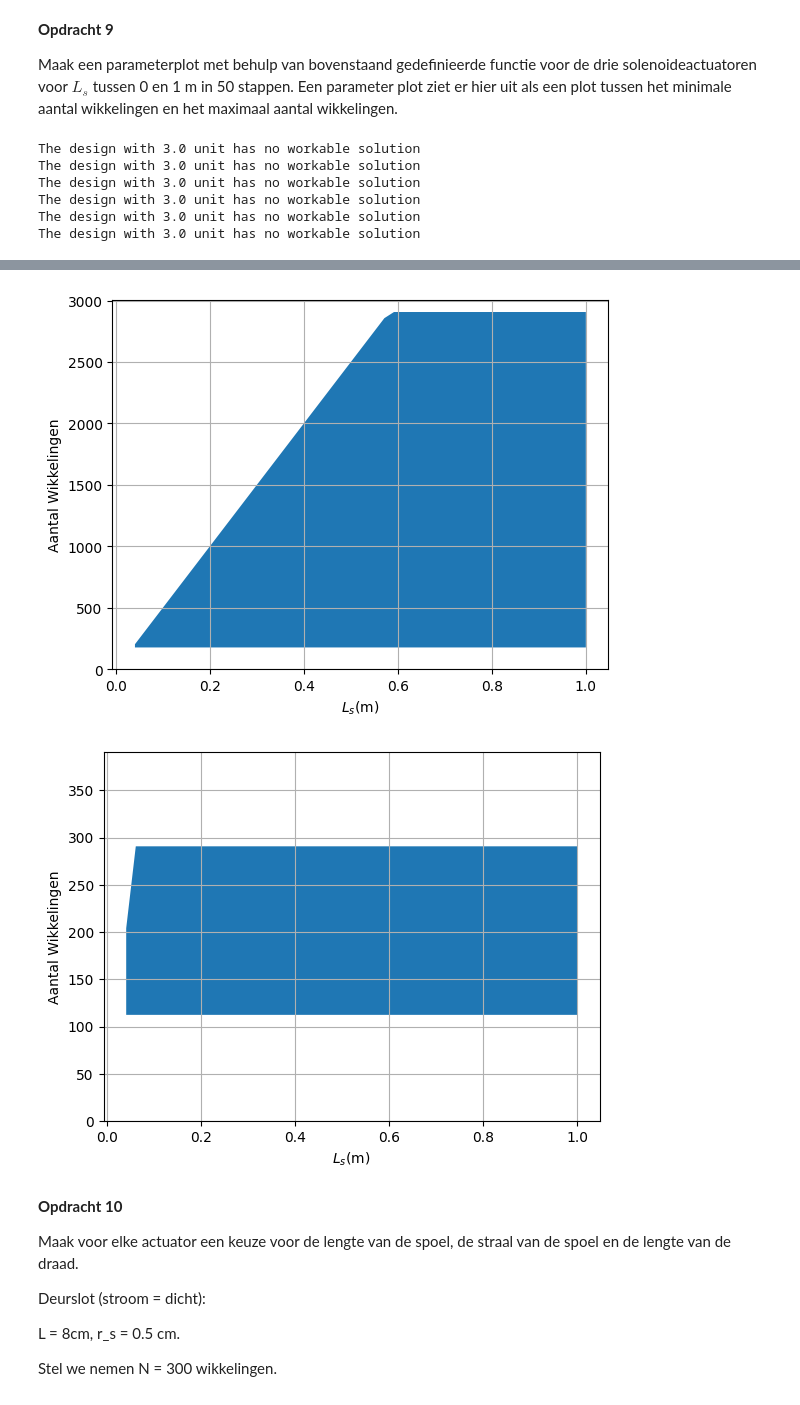
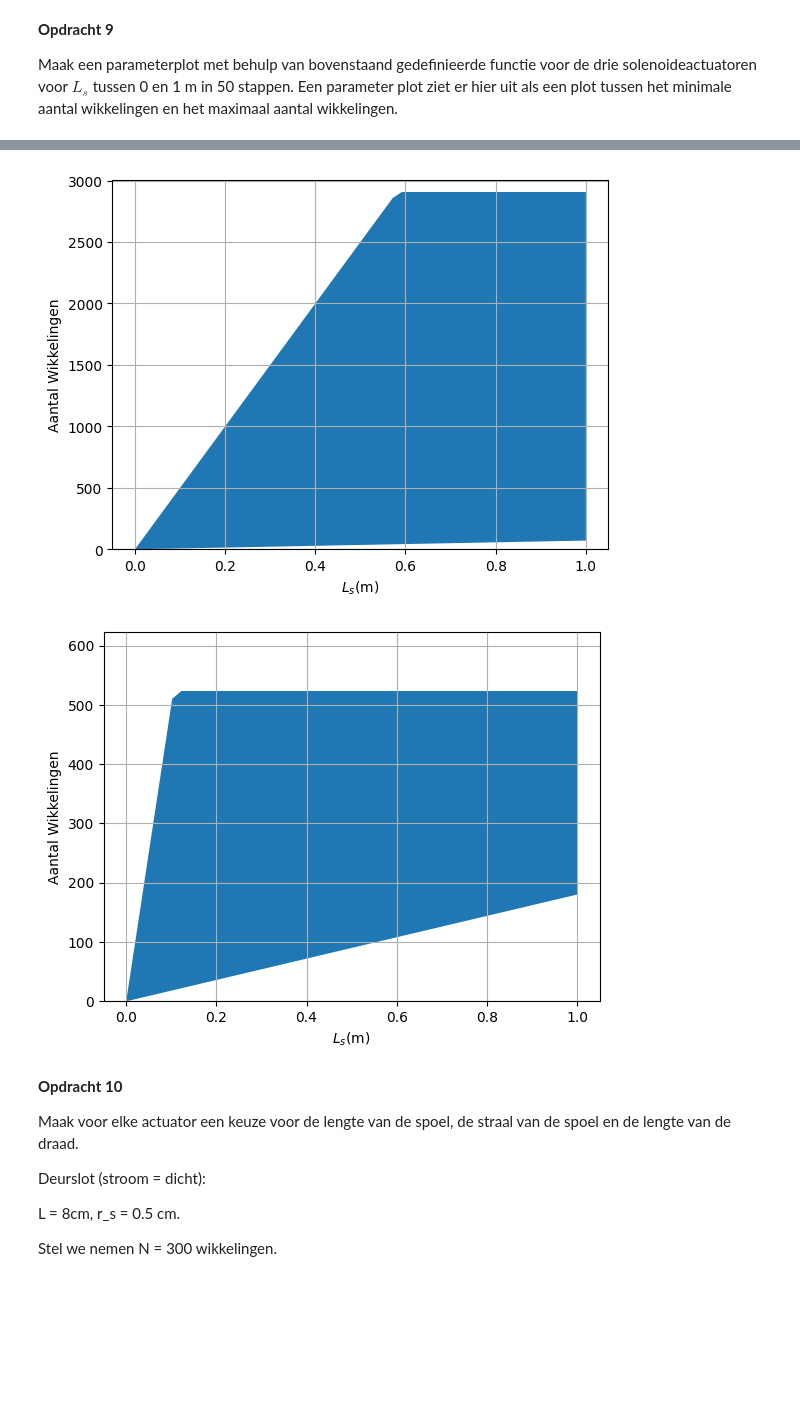
Before and after one commit to Timomloo/opdrachten-DEF-D, a Jupyter notebook: DigitaleOntwerpopdrachten/2KrachtactuatorOpdracht/KrachtactuatorOpdrachtd.ipynb, the cells around one changed output, grey strips where cells are left out. Drawn from its saved outputs; the diff is of its cells as text; code cells hidden in the pictures; blank space fills up the shorter version.

```diff
--- a/DigitaleOntwerpopdrachten/2KrachtactuatorOpdracht/KrachtactuatorOpdrachtd.ipynb
+++ b/DigitaleOntwerpopdrachten/2KrachtactuatorOpdracht/KrachtactuatorOpdrachtd.ipynb
@@ -220,20 +220,19 @@ r_d = 0.2e-3 * 0.5 #diameter / 2 (in m)
 rho_koper = 1.72e-8 #Ohm
 r_s = 0.005 #(m)
 F_benodigd = 25 #N (deurslot)
-g = 0.005 #luchtspleet in de spoel #m
 mu_0 = 4*np.pi * 1e-7 #H/m
-mu_ijzer = 100 # er zit ijzer tussen, die versterkt de kracht. Het is dus een linear medium met een effectieve permeabiliteit. De waarde is normaal 1000 of meer, maar voor een realistisch beeld nemen we 100
+mu_ijzer = 5000 # er zit ijzer tussen
 mu_eff = mu_0 * mu_ijzer #effectieve permeabiliteit
 
 def aantal_wikkelingen(L_s):
     # Voeg hieronder de formules voor het maximum en minimum aantal wikkelingen.
     opp_spoel = np.pi * (r_s)**2 #opp van de spoel door de straal
-    N_min = np.sqrt((2 * F_benodigd * g**2) / (mu_eff * opp_spoel)) / I #uit de formule die we net hebben afgeleid
+    N_min = L_s / (mu_ijzer * I) * np.sqrt((2 * F_benodigd / (mu_0 * opp_spoel)))
     N_max_1 = L_s / (r_d * 2) #de door de draaddikte maximaal aantal windingen.
     N_max_2 = bepalingL_max(V,I,r_d) / (2*np.pi*r_s) #maximum door maximale draadlengte
 
     N_max = min(N_max_1,N_max_2)
-    a = 3 #anders werkt de functie niet
+    a = L_s #anders werkt de functie niet
     if N_min > N_max: ## Als het ontwerp niet mogelijk is.
         print('The design with %.1f unit has no workable solution'%a)
         N_min = np.nan
@@ -241,7 +240,7 @@ def aantal_wikkelingen(L_s):
     return N_min, N_max
 
 opp_spoel = np.pi * (r_s)**2
-N_min = np.sqrt((2 * F_benodigd * g**2) / (mu_eff * opp_spoel)) / I
+N_min = 0.1 / (mu_ijzer * I) * np.sqrt((2 * F_benodigd / (mu_0 * opp_spoel)))
 N_max_1 = 0.1 / (r_d * 2)
 N_max_2 = bepalingL_max(V,I,r_d) / (2*np.pi*r_s)
 print('Minimale aantal: ', N_min,'Maximale aantal door de dikte:',N_max_1,'Maximale aantal door draadlengte en straal:',N_max_2) #om makkelijk te kunnen zien hoeveel er nodig is.
@@ -273,7 +272,6 @@ I = 2
 r_d = 0.2e-3 * 0.5
 r_s = 0.005
 F_benodigd = 25
-mu_ijzer = 100
 
 L_s_plot = np.linspace(0,1,50)
 
@@ -291,7 +289,7 @@ for i in range(len(n_max_data)):
 
 plt.figure()
 plt.fill_between(L_s_plot,n_min_data,n_max_data)
-plt.xlabel('$L_s$(cm)')
+plt.xlabel('$L_s$(m)')
 plt.ylabel('Aantal Wikkelingen')
 plt.ylim(0,n_plot_max+100)
 plt.grid()
@@ -303,7 +301,6 @@ I = 2
 r_d = 0.2e-3 * 0.5
 r_s = 0.001
 F_benodigd = 1
-mu_ijzer = 100
 
 L_s_plot = np.linspace(0,1,50)
 
@@ -331,12 +328,12 @@ plt.grid()
 #Hier hadden we een probleem. Met de 9V batterij en I = 0.5, en 40N als doel konden we niet goed uitkokmen. Maar met 20 V en 2 A wel. Dus de telefoonoplader werkt beter.
 # We gebruiken dus toch de telefoonoplader voor de deuractuator.
 
-V = 20
-I = 2
+V = 9
+I = 0.5
 r_d = 0.2e-3 * 0.5
 r_s = 0.01
 F_benodigd = 40
-mu_ijzer = 1000
+
 
 L_s_plot = np.linspace(0,1,50)
 
@@ -359,9 +356,3 @@ plt.ylabel('Aantal Wikkelingen')
 plt.ylim(0,n_plot_max+100)
 plt.grid()
 # %% [output]
-The design with 3.0 unit has no workable solution
-The design with 3.0 unit has no workable solution
-The design with 3.0 unit has no workable solution
-The design with 3.0 unit has no workable solution
-The design with 3.0 unit has no workable solution
-The design with 3.0 unit has no workable solution
@@ -369,5 +360,5 @@ The design with 3.0 unit has no workable solution
-[figure, old version]
+[figure, new version]
-[figure, old version]
+[figure, new version]
 # %% [markdown]
 **Opdracht 10**
 
```
Also changed, not shown: parts of 5 cells of this notebook.
